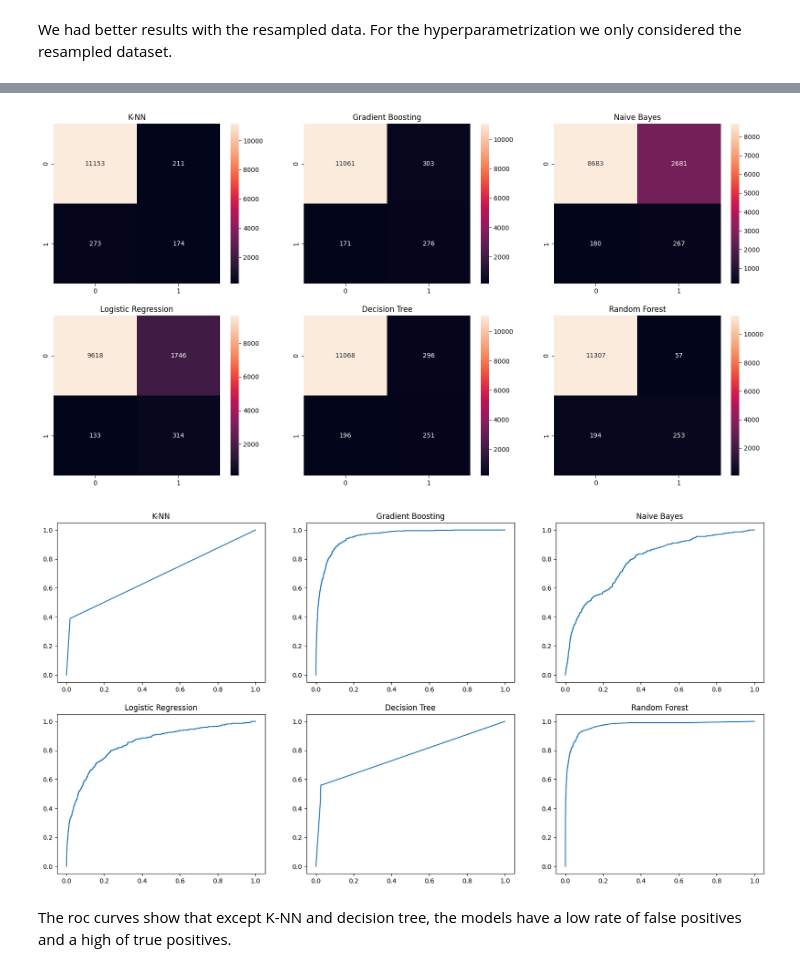
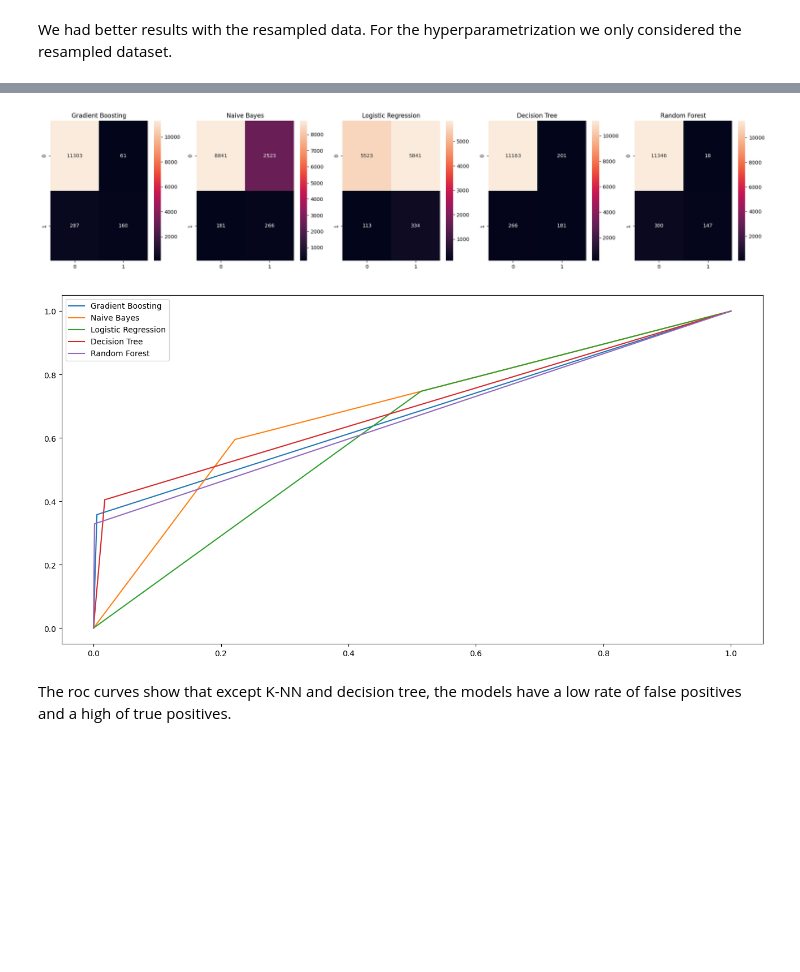
Before and after one commit to LeoBello00/ml_parcial_practico3, a Jupyter notebook: docs/exo3.ipynb, the cells around one changed output, grey strips where cells are left out. Drawn from its saved outputs; the diff is of its cells as text; code cells hidden in the pictures; blank space fills up the shorter version.

```diff
--- a/docs/exo3.ipynb
+++ b/docs/exo3.ipynb
@@ -3,7 +3,7 @@
 # %%
 import pandas as pd
 
-data_fraud = pd.read_csv('../data/data_fraud_final.csv')
+data_fraud = pd.read_csv('data/data_fraud_final.csv')
 # %%
 data_fraud.head()
 # %% [output]
@@ -50,9 +50,8 @@ from sklearn.linear_model import LogisticRegression
 dict_models = {
     'Naive Bayes': BernoulliNB(),
     'Decision Tree': DecisionTreeClassifier(random_state=42),
-    'Random Forest': RandomForestClassifier(random_state=42, n_estimators=50),
-    'Gradient Boosting': GradientBoostingClassifier(random_state=42, n_estimators=50),
-    'K-NN': KNeighborsClassifier(),
+    'Random Forest': RandomForestClassifier(random_state=42),
+    'Gradient Boosting': GradientBoostingClassifier(random_state=42),
     'Logistic Regression': LogisticRegression(random_state=42, max_iter=500)
 }
 # %%
@@ -318,36 +295,35 @@ Logistic Regression (Bayes)     0.842      0.152   0.698     0.250 0.773
 # %%
 import matplotlib.pyplot as plt
 import seaborn as sns
 from sklearn.metrics import confusion_matrix
 
-fig, axs = plt.subplots(2, 3, figsize=(20, 10))
+fig, axs = plt.subplots(1, 5, figsize=(25, 5))
 
-for i, model_name in enumerate(models_gs.keys()):
-    model = models_gs[model_name]
+for i, model_name in enumerate(models.keys()):
+    model = models[model_name]
     y_pred = model.predict(X_test)
     cm = confusion_matrix(y_test, y_pred)
-    sns.heatmap(cm, annot=True, fmt='d', ax=axs[i//3, i%3])
-    axs[i//3, i%3].set_title(model_name)
-
+    sns.heatmap(cm, annot=True, fmt='d', ax=axs[i])
+    axs[i].set_title(model_name)
 
 plt.show()
 # %% [output]
-[figure, old version]
+[figure, new version]
 # %%
+import matplotlib.pyplot as plt
 from sklearn.metrics import roc_curve
-from matplotlib import pyplot as plt
 
-fig, axs = plt.subplots(2, 3, figsize=(20, 10))
+fig, ax = plt.subplots(figsize=(16, 8))
 
-for i, model_name in enumerate(models_gs.keys()):
-    model = models_gs[model_name]
-    y_pred = model.predict_proba(X_test)[:, 1]
+for model_name in models.keys():
+    model = models[model_name]
+    y_pred = model.predict(X_test)
     fpr, tpr, _ = roc_curve(y_test, y_pred)
-    axs[i//3, i%3].plot(fpr, tpr)
-    axs[i//3, i%3].set_title(model_name)
+    ax.plot(fpr, tpr, label=model_name)
 
+plt.legend()
 plt.show()
 # %% [output]
-[figure, old version]
+[figure, new version]
 # %% [markdown]
 The roc curves show that except K-NN and decision tree, the models have a low rate of false positives and a high of true positives.
```
Also changed, not shown: parts of 8 cells of this notebook, 3 other files.
